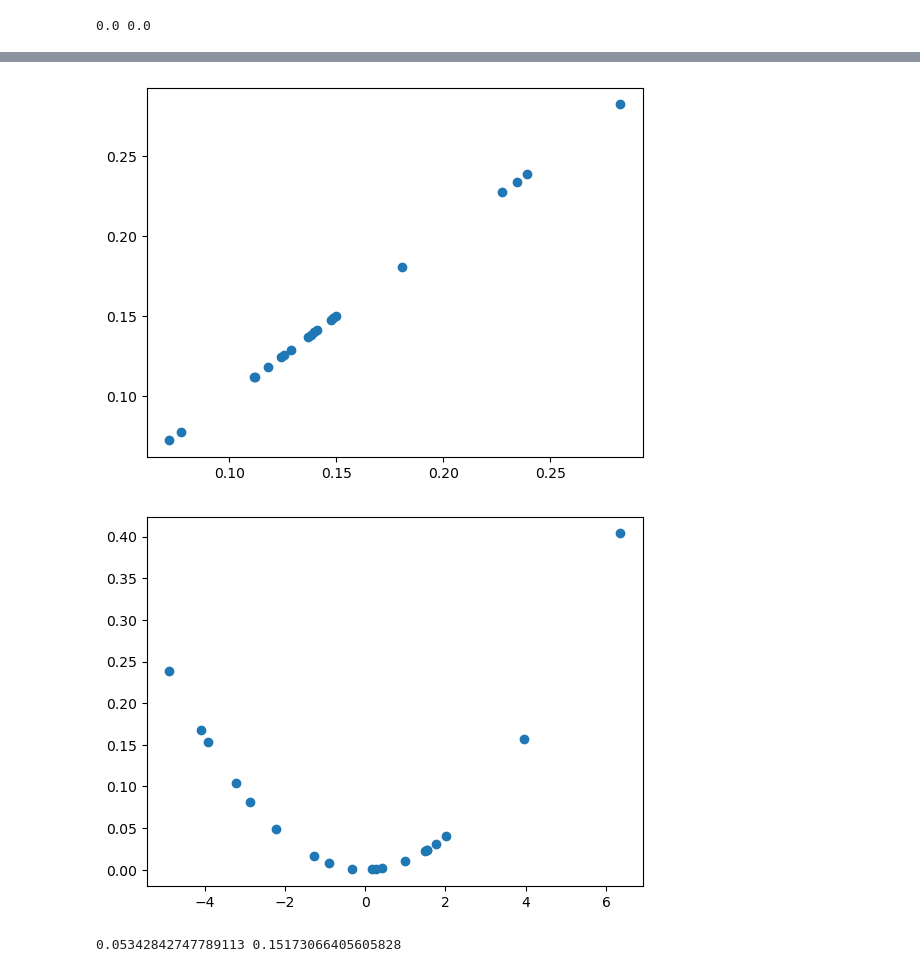
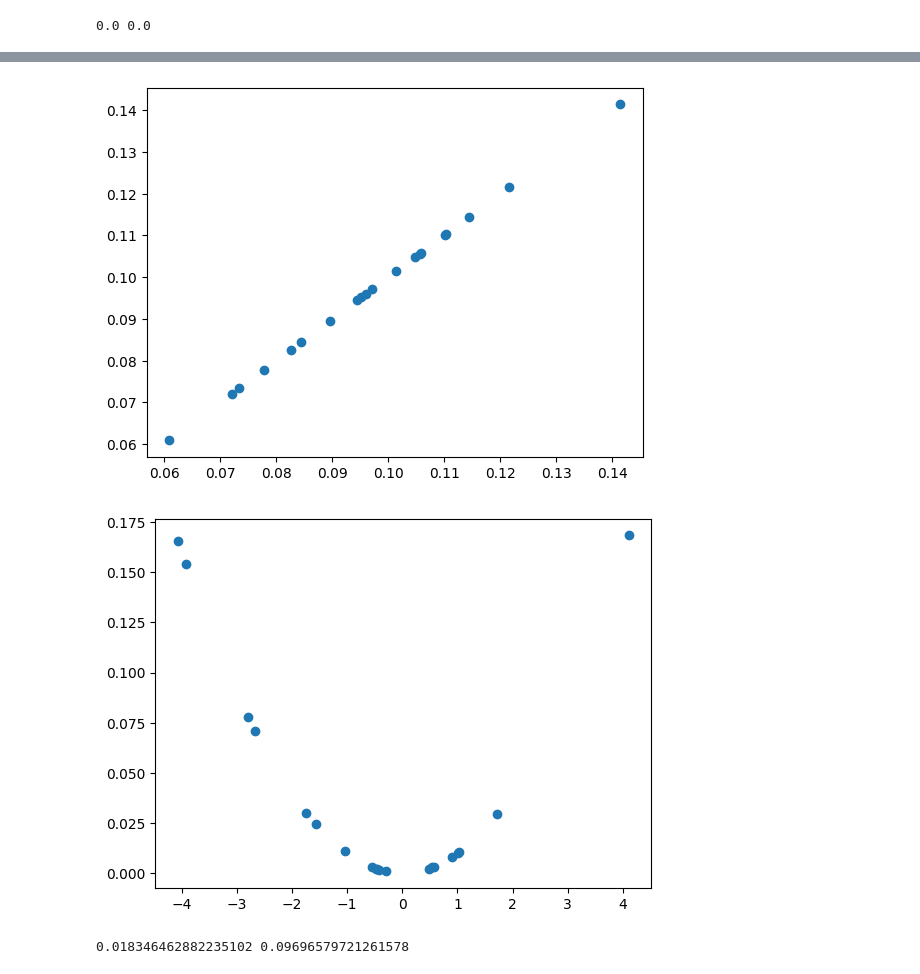
Before and after one commit to BartoszBugla/Algorytmy-heurystyczne, a Jupyter notebook: PVS.ipynb, the cells around one changed output, grey strips where cells are left out. Saved outputs shown, nothing was run; the diff lists cells and outputs as text; code cells hidden in the pictures.

```diff
--- a/PVS.ipynb
+++ b/PVS.ipynb
@@ -75,7 +72,7 @@ print(beale_tester.get_y_std(), beale_tester.get_y_mean())
 # %%
 
 def bukin_solver():
-    return pvc.solve(bukin_function_n6, 15, 50, 2, -3, 3)
+    return pvc.solve(bukin_function_n6, 15, 200, 2, -3, 3)
 
 bukin_tester = Tester(bukin_solver,20)
 bukin_tester.draw_y_plot()
@@ -105,6 +82,6 @@ print(bukin_tester.get_y_std(), bukin_tester.get_y_mean())
-[figure, old version]
+[figure, new version]
-[figure, old version]
+[figure, new version]
-0.05342842747789113 0.15173066405605828
+0.018346462882235102 0.09696579721261578
 # %%
 pvc.solve(rastrigin, 15, 25, 2, -5.12, 5.12)
 # %% [output]
```
Also changed, not shown: parts of 8 cells of this notebook, 1 other file.
